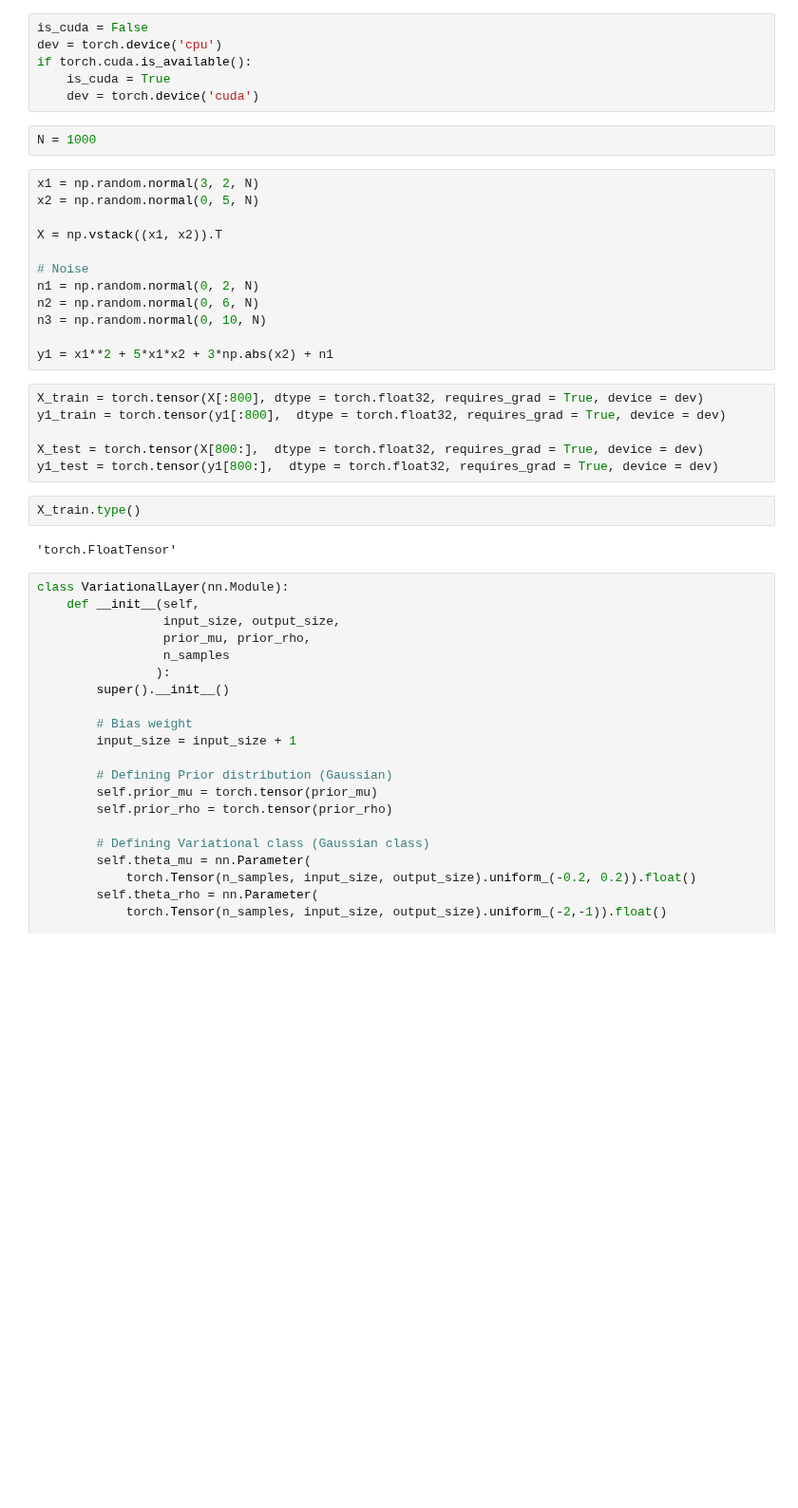
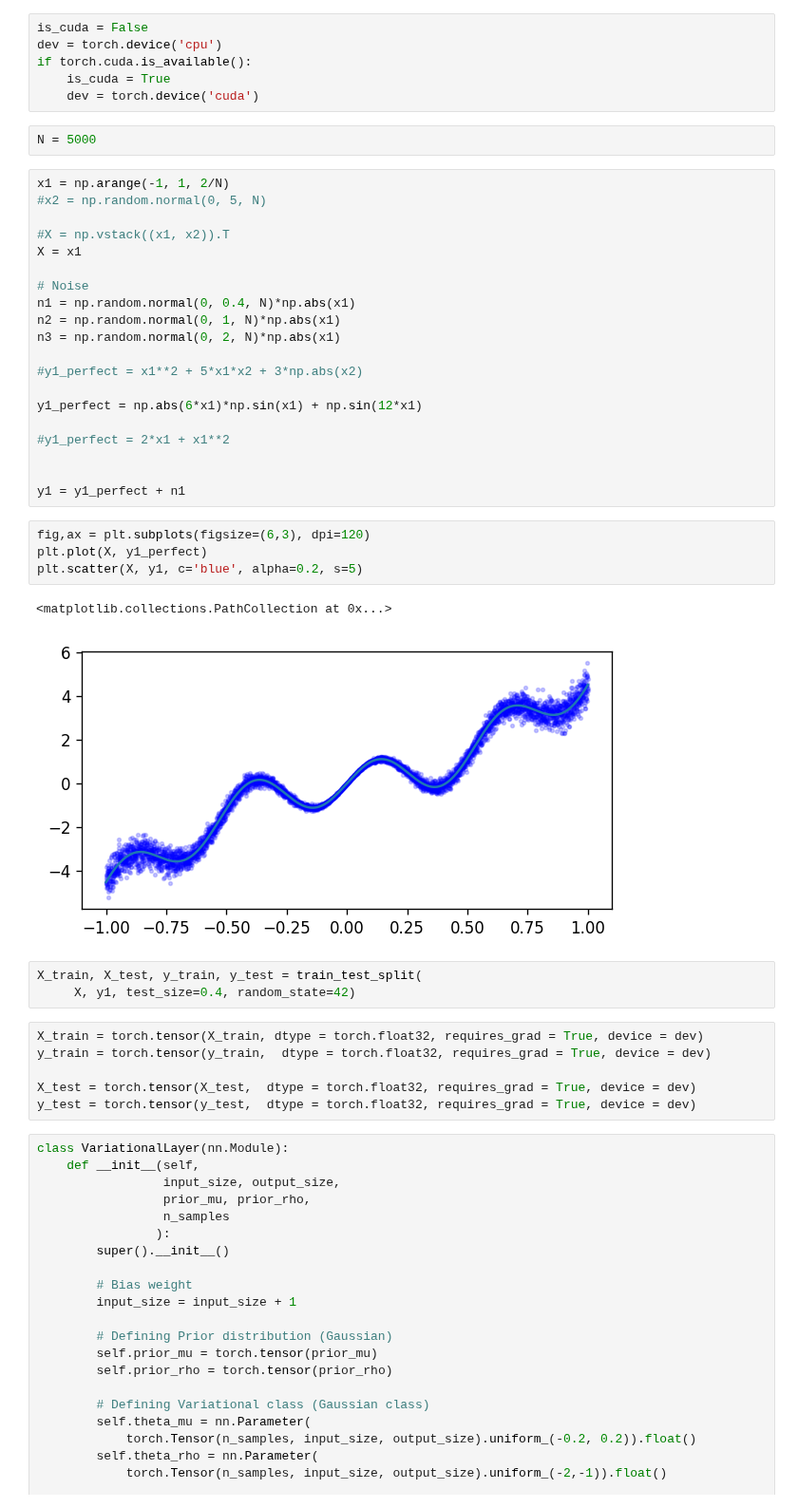
Before and after one commit to AlanLahoud/BNNSOP, a Jupyter notebook: illustrative_example.ipynb, the cells around one changed output. Shown at 95% size. Saved outputs shown, nothing was run; the diff lists cells and outputs as text; blank space fills up the shorter version.

```diff
--- a/illustrative_example.ipynb
+++ b/illustrative_example.ipynb
@@ -16,29 +20,43 @@ if torch.cuda.is_available():
     is_cuda = True
     dev = torch.device('cuda')
 # %%
-N = 1000
+N = 5000
 # %%
-x1 = np.random.normal(3, 2, N)
-x2 = np.random.normal(0, 5, N)
+x1 = np.arange(-1, 1, 2/N)
+#x2 = np.random.normal(0, 5, N)
 
-X = np.vstack((x1, x2)).T
+#X = np.vstack((x1, x2)).T
+X = x1
 
 # Noise
-n1 = np.random.normal(0, 2, N)
-n2 = np.random.normal(0, 6, N)
-n3 = np.random.normal(0, 10, N)
+n1 = np.random.normal(0, 0.4, N)*np.abs(x1)
+n2 = np.random.normal(0, 1, N)*np.abs(x1)
+n3 = np.random.normal(0, 2, N)*np.abs(x1)
 
-y1 = x1**2 + 5*x1*x2 + 3*np.abs(x2) + n1
+#y1_perfect = x1**2 + 5*x1*x2 + 3*np.abs(x2)
+
+y1_perfect = np.abs(6*x1)*np.sin(x1) + np.sin(12*x1)
+
+#y1_perfect = 2*x1 + x1**2
+
+
+y1 = y1_perfect + n1
+# %%
+fig,ax = plt.subplots(figsize=(6,3), dpi=120)
+plt.plot(X, y1_perfect)
+plt.scatter(X, y1, c='blue', alpha=0.2, s=5)
+# %% [output]
+<matplotlib.collections.PathCollection at 0x...>
+[figure, added]
+# %%
+X_train, X_test, y_train, y_test = train_test_split(
+     X, y1, test_size=0.4, random_state=42)
 # %%
-X_train = torch.tensor(X[:800], dtype = torch.float32, requires_grad = True, device = dev)
-y1_train = torch.tensor(y1[:800],  dtype = torch.float32, requires_grad = True, device = dev)
+X_train = torch.tensor(X_train, dtype = torch.float32, requires_grad = True, device = dev)
+y_train = torch.tensor(y_train,  dtype = torch.float32, requires_grad = True, device = dev)
 
-X_test = torch.tensor(X[800:],  dtype = torch.float32, requires_grad = True, device = dev)
-y1_test = torch.tensor(y1[800:],  dtype = torch.float32, requires_grad = True, device = dev)
+X_test = torch.tensor(X_test,  dtype = torch.float32, requires_grad = True, device = dev)
+y_test = torch.tensor(y_test,  dtype = torch.float32, requires_grad = True, device = dev)
-# %%
-X_train.type()
-# %% [output]
-'torch.FloatTensor'
 # %%
 class VariationalLayer(nn.Module):
     def __init__(self,
```
Also changed, not shown: parts of 13 cells of this notebook.
